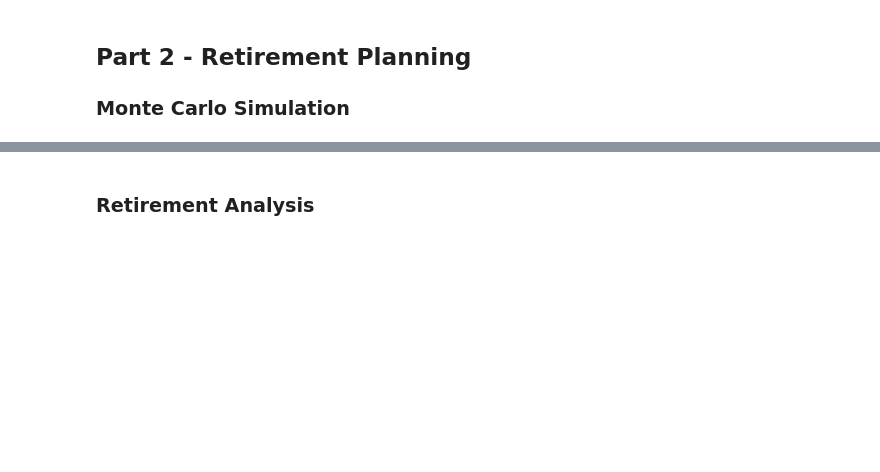
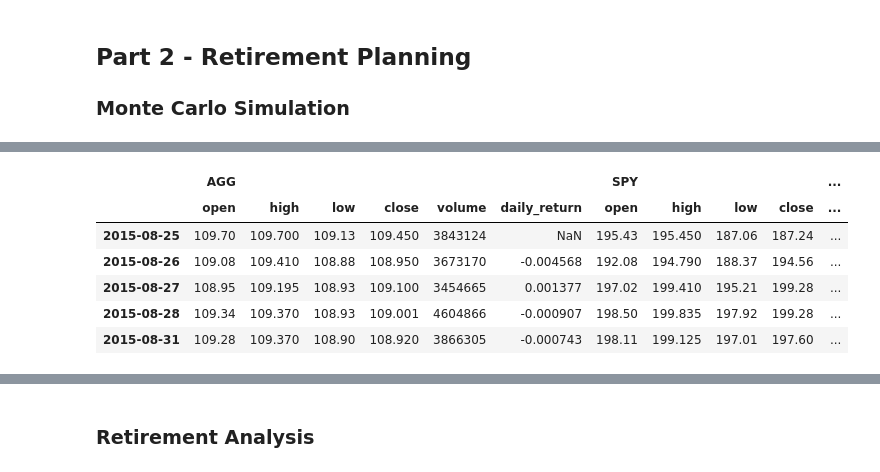
Before and after one commit to AnnSweetNanners/api-homework, a Jupyter notebook: 05-APIs/Instructions/Starter_Code/financial-planner.ipynb, the cells around one changed output, grey strips where cells are left out. Saved outputs shown, nothing was run; the diff lists cells and outputs as text; code cells hidden in the pictures; blank space fills up the shorter version.

```diff
--- a/05-APIs/Instructions/Starter_Code/financial-planner.ipynb
+++ b/05-APIs/Instructions/Starter_Code/financial-planner.ipynb
@@ -208 +235,13 @@ df_stock_data.head()
+# %%
+# Printing the simulation input data
+# YOUR CODE HERE!
+mc_dist.portfolio_data.head()
+# %% [output]
+|  | AGG |  |  |  |  |  | SPY |  |  |  | ... |
+|  | open | high | low | close | volume | daily_return | open | high | low | close | ... |
+| 2015-08-25 | 109.70 | 109.700 | 109.13 | 109.450 | 3843124 | NaN | 195.43 | 195.450 | 187.06 | 187.24 | ... |
+| 2015-08-26 | 109.08 | 109.410 | 108.88 | 108.950 | 3673170 | -0.004568 | 192.08 | 194.790 | 188.37 | 194.56 | ... |
+| 2015-08-27 | 108.95 | 109.195 | 108.93 | 109.100 | 3454665 | 0.001377 | 197.02 | 199.410 | 195.21 | 199.28 | ... |
+| 2015-08-28 | 109.34 | 109.370 | 108.93 | 109.001 | 4604866 | -0.000907 | 198.50 | 199.835 | 197.92 | 199.28 | ... |
+| 2015-08-31 | 109.28 | 109.370 | 108.90 | 108.920 | 3866305 | -0.000743 | 198.11 | 199.125 | 197.01 | 197.60 | ... |
 # %%
```
Also changed, not shown: parts of 13 cells of this notebook.
